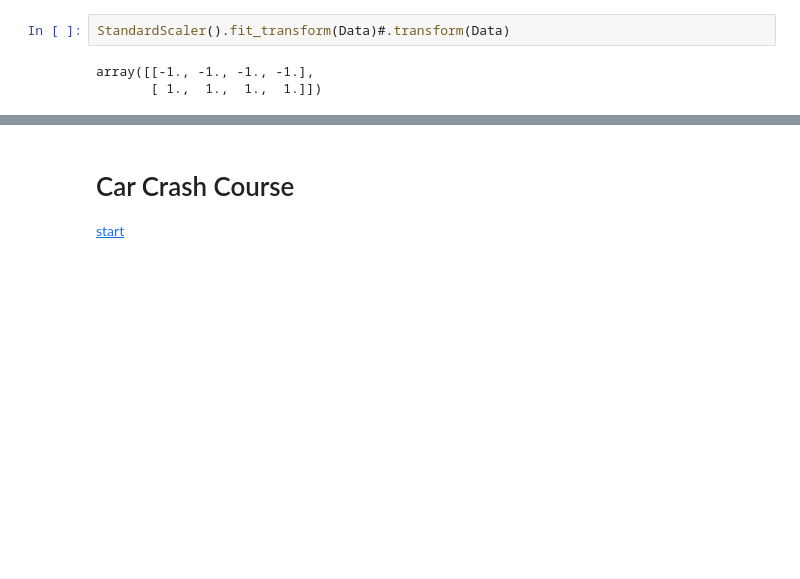
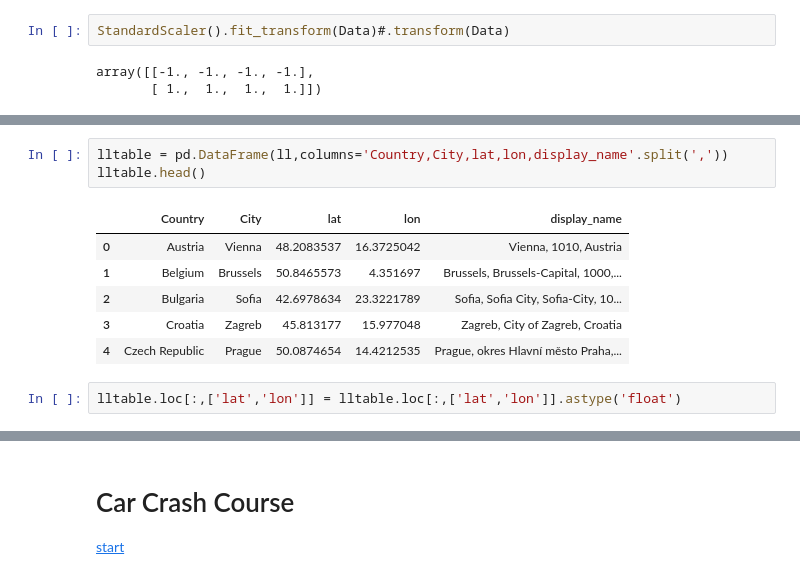
Before and after one commit to rareal/Coursera_Capstone, a Jupyter notebook: Final_project_tests.ipynb, the cells around one changed output, grey strips where cells are left out. Cells and saved outputs as stored; diff of their text form; blank space fills up the shorter version.

```diff
--- a/Final_project_tests.ipynb
+++ b/Final_project_tests.ipynb
@@ -293,0 +314,12 @@ ll.loc[ll.Cluster==6]
+# %%
+lltable = pd.DataFrame(ll,columns='Country,City,lat,lon,display_name'.split(','))
+lltable.head()
+# %% [output]
+|  | Country | City | lat | lon | display_name |
+| 0 | Austria | Vienna | 48.2083537 | 16.3725042 | Vienna, 1010, Austria |
+| 1 | Belgium | Brussels | 50.8465573 | 4.351697 | Brussels, Brussels-Capital, 1000,... |
+| 2 | Bulgaria | Sofia | 42.6978634 | 23.3221789 | Sofia, Sofia City, Sofia-City, 10... |
+| 3 | Croatia | Zagreb | 45.813177 | 15.977048 | Zagreb, City of Zagreb, Croatia |
+| 4 | Czech Republic | Prague | 50.0874654 | 14.4212535 | Prague, okres Hlavní město Praha,... |
+# %%
+lltable.loc[:,['lat','lon']] = lltable.loc[:,['lat','lon']].astype('float')
```
Also changed, not shown: parts of 18 cells of this notebook.
